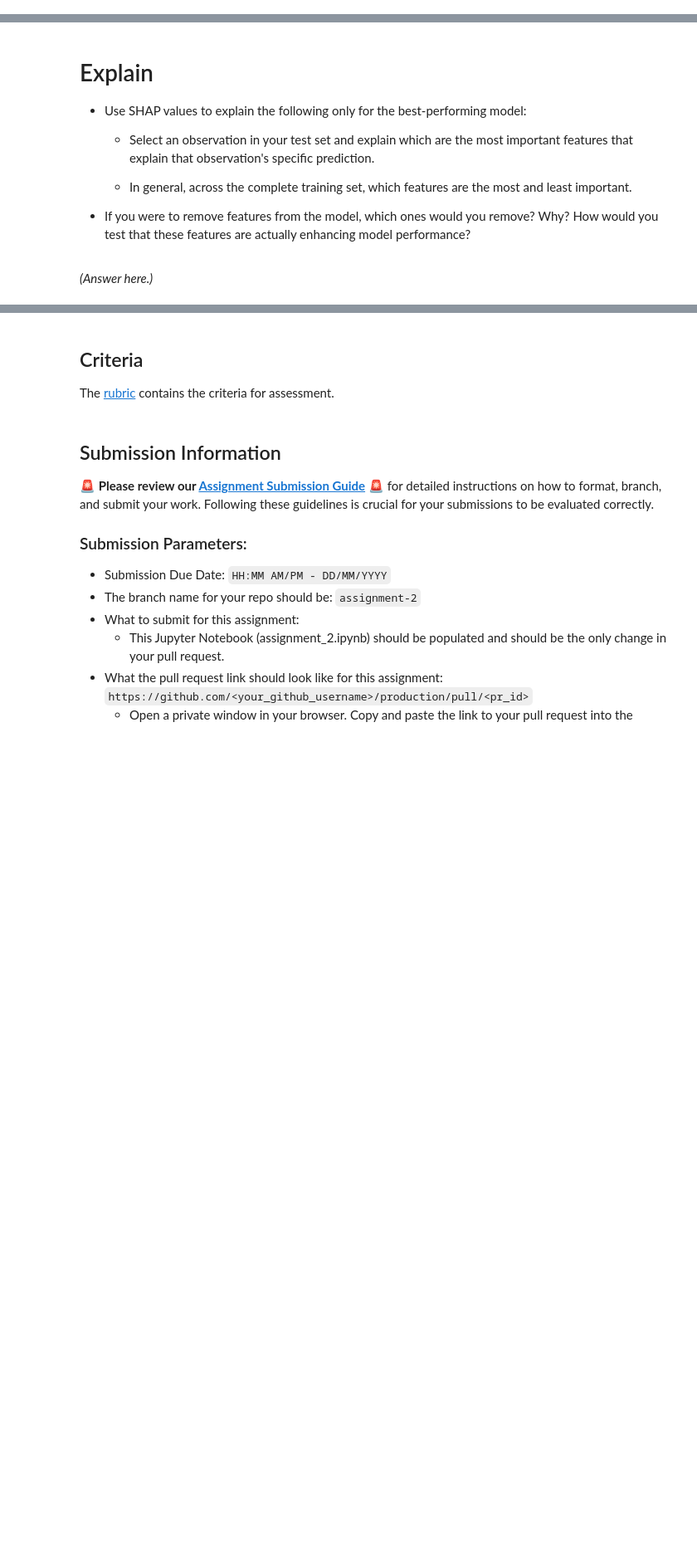
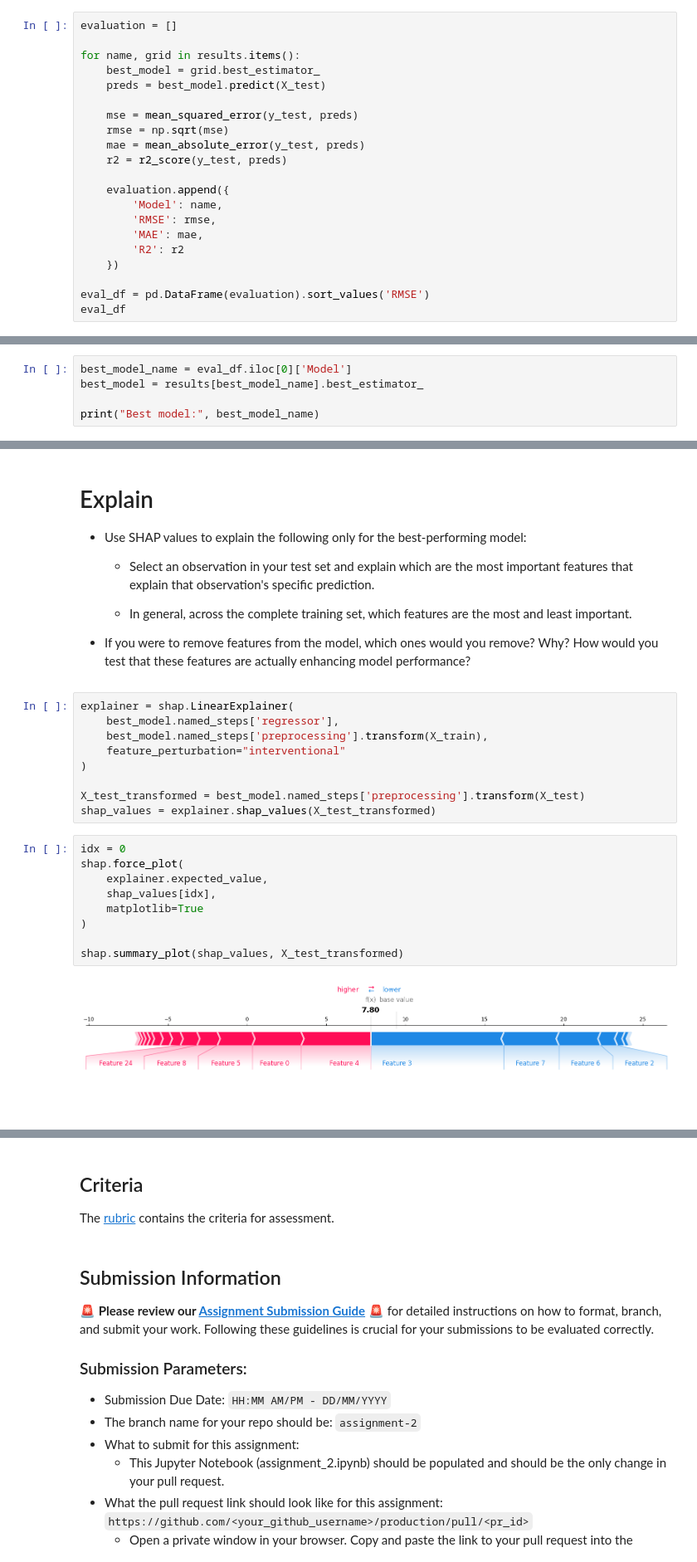
Before and after one commit to Rajesh-Detroja/production, a Jupyter notebook: 02_activities/assignments/assignment_2.ipynb, the cells around one changed output, grey strips where cells are left out. Shown at 83% size. Saved outputs shown, nothing was run; the diff lists cells and outputs as text; blank space fills up the shorter version.

```diff
--- a/02_activities/assignments/assignment_2.ipynb
+++ b/02_activities/assignments/assignment_2.ipynb
@@ -195,3 +358,24 @@ Create a [model pipeline](https://scikit-learn.org/stable/modules/generated/skle
 # Evaluate
 
 + Which model has the best performance?
+# %%
+evaluation = []
+
+for name, grid in results.items():
+    best_model = grid.best_estimator_
+    preds = best_model.predict(X_test)
+
+    mse = mean_squared_error(y_test, preds)
+    rmse = np.sqrt(mse)
+    mae = mean_absolute_error(y_test, preds)
+    r2 = r2_score(y_test, preds)
+
+    evaluation.append({
+        'Model': name,
+        'RMSE': rmse,
+        'MAE': mae,
+        'R2': r2
+    })
+
+eval_df = pd.DataFrame(evaluation).sort_values('RMSE')
+eval_df
@@ -197,0 +388,5 @@ Create a [model pipeline](https://scikit-learn.org/stable/modules/generated/skle
+# %%
+best_model_name = eval_df.iloc[0]['Model']
+best_model = results[best_model_name].best_estimator_
+
+print("Best model:", best_model_name)
@@ -209,5 +409,23 @@ Create a [model pipeline](https://scikit-learn.org/stable/modules/generated/skle
     - In general, across the complete training set, which features are the most and least important.
 
 + If you were to remove features from the model, which ones would you remove? Why? How would you test that these features are actually enhancing model performance?
-# %% [markdown]
-*(Answer here.)*
+# %%
+explainer = shap.LinearExplainer(
+    best_model.named_steps['regressor'],
+    best_model.named_steps['preprocessing'].transform(X_train),
+    feature_perturbation="interventional"
+)
+
+X_test_transformed = best_model.named_steps['preprocessing'].transform(X_test)
+shap_values = explainer.shap_values(X_test_transformed)
+# %%
+idx = 0
+shap.force_plot(
+    explainer.expected_value,
+    shap_values[idx],
+    matplotlib=True
+)
+
+shap.summary_plot(shap_values, X_test_transformed)
+# %% [output]
+[figure, added]
```
Also changed, not shown: parts of 20 cells of this notebook, 2 other files.
